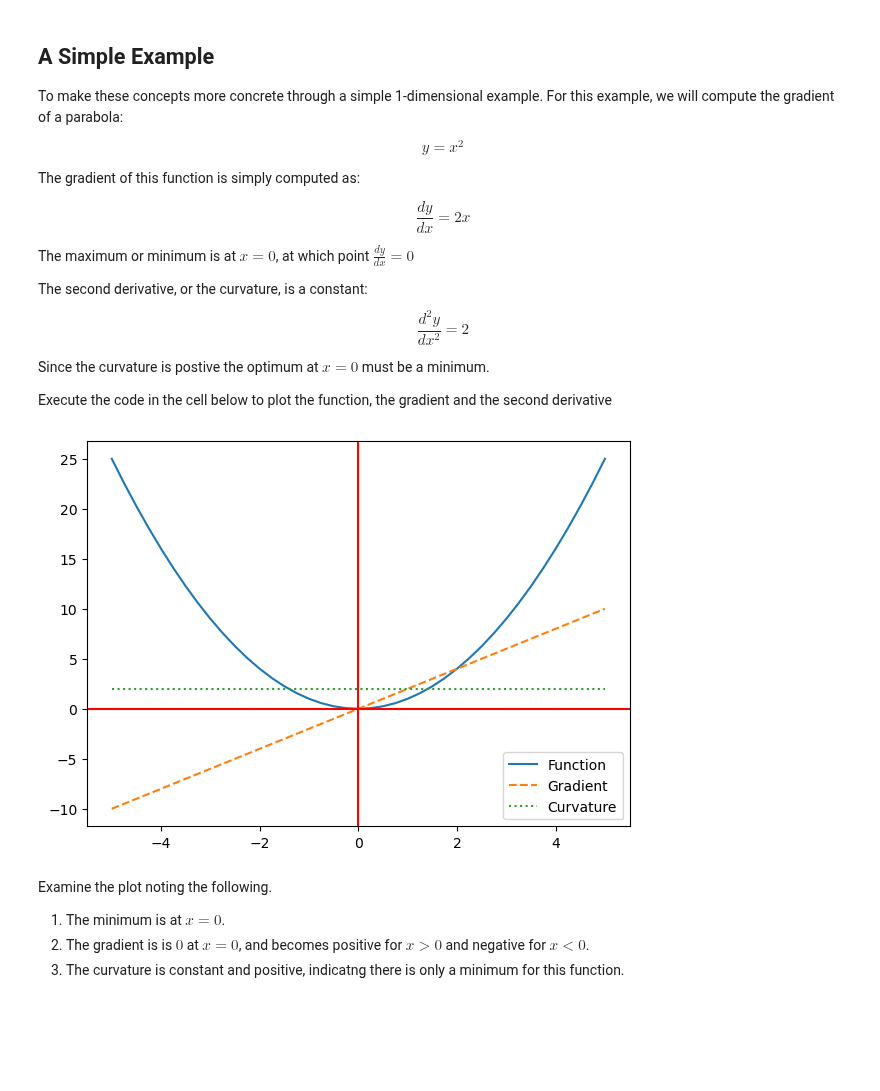
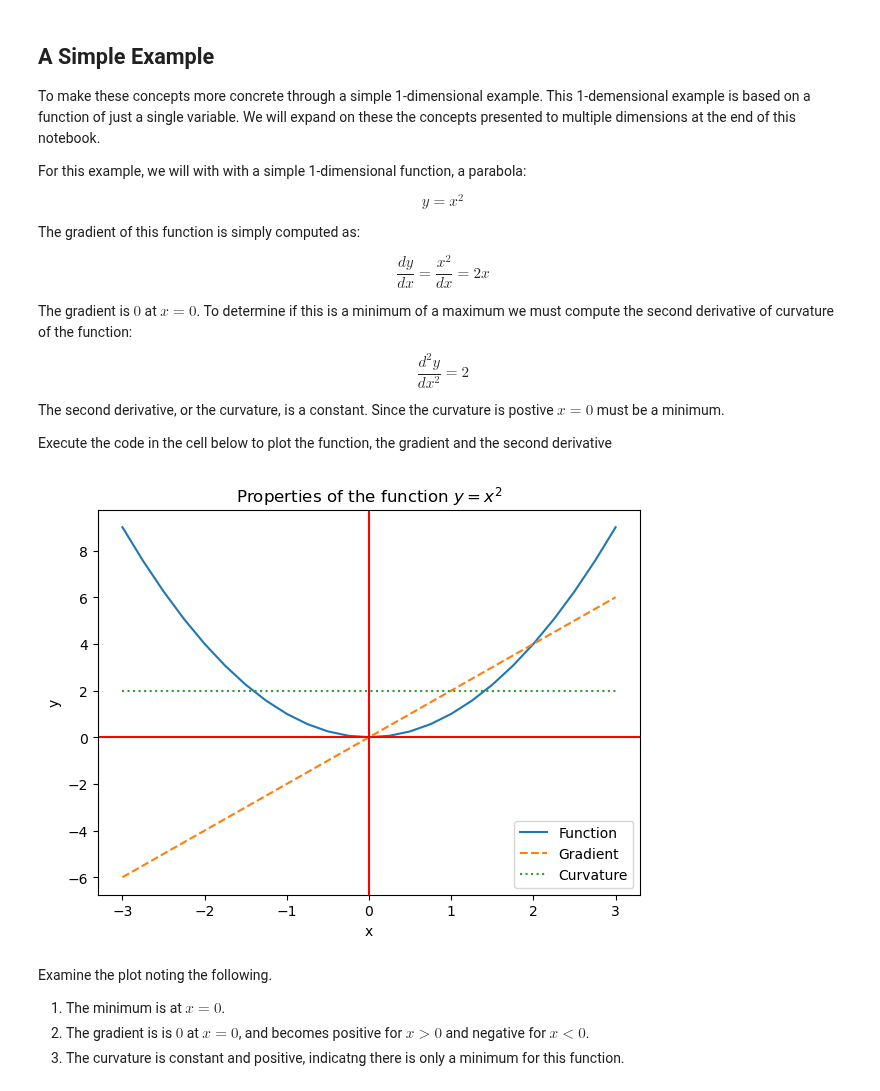
Before and after one commit to StephenElston/CSCI-E-83, a Jupyter notebook: SupplementaryMaterials/VectorCalculusReivew.ipynb, the cells around one changed output. Saved outputs shown, nothing was run; the diff lists cells and outputs as text; code cells hidden in the pictures; blank space fills up the shorter version.

Commit message:
Improved examples and added explainatory text

```diff
--- a/SupplementaryMaterials/VectorCalculusReivew.ipynb
+++ b/SupplementaryMaterials/VectorCalculusReivew.ipynb
@@ -11,37 +11,40 @@ An optimum (maximum or minimum) of a vector is found when the graident is zero.
 # %% [markdown]
 ## A Simple Example
 
-To make these concepts more concrete through a simple 1-dimensional example. For this example, we will compute the gradient of a parabola:
+To make these concepts more concrete through a simple 1-dimensional example. This 1-demensional example is based on a function of just a single variable. We will expand on these the concepts presented to multiple dimensions at the end of this notebook.
+
+For this example, we will with with a simple 1-dimensional function, a parabola:
 
 $$y=x^2$$
 
 The gradient of this function is simply computed as:
 
-$$\frac{dy}{dx} = 2x$$
+$$\frac{dy}{dx} = \frac{x^2}{dx} = 2x$$
 
-The maximum or minimum is at $x = 0$, at which point $\frac{dy}{dx} = 0$
-
-The second derivative, or the curvature, is a constant:
+The gradient is $0$ at $x = 0$. To determine if this is a minimum of a maximum we must compute the second derivative of curvature of the function:
 $$\frac{d^2y}{dx^2} = 2$$
 
-Since the curvature is postive the optimum at $x = 0$ must be a minimum.
+The second derivative, or the curvature, is a constant. Since the curvature is postive $x = 0$ must be a minimum.
 
 Execute the code in the cell below to plot the function, the gradient and the second derivative
 # %%
 import matplotlib.pyplot as plt
 import numpy as np
 
-x = np.arange(-5.0, 5.25, 0.25)
+x = np.arange(-3.0, 3.25, 0.25)
 
 _, ax = plt.subplots(figsize=(7,5))
 ax.plot(x, x**2.0, label='Function');
 ax.plot(x,2*x, linestyle='dashed', label='Gradient');
 ax.plot(x, [2.0]*len(x), linestyle='dotted', label='Curvature');
+ax.set_ylabel('y')
+ax.set_xlabel('x')
+ax.set_title('Properties of the function $y = x^2$')
 ax.axvline(ymin=-10,ymax=25, c='Red');
 ax.axhline(xmin=-5,xmax=5, c='Red');
 plt.legend();
 # %% [output]
-[figure, old version]
+[figure, new version]
 # %% [markdown]
 Examine the plot noting the following.
 1. The minimum is at $x = 0$.
```
Also changed, not shown: parts of 9 cells of this notebook.
